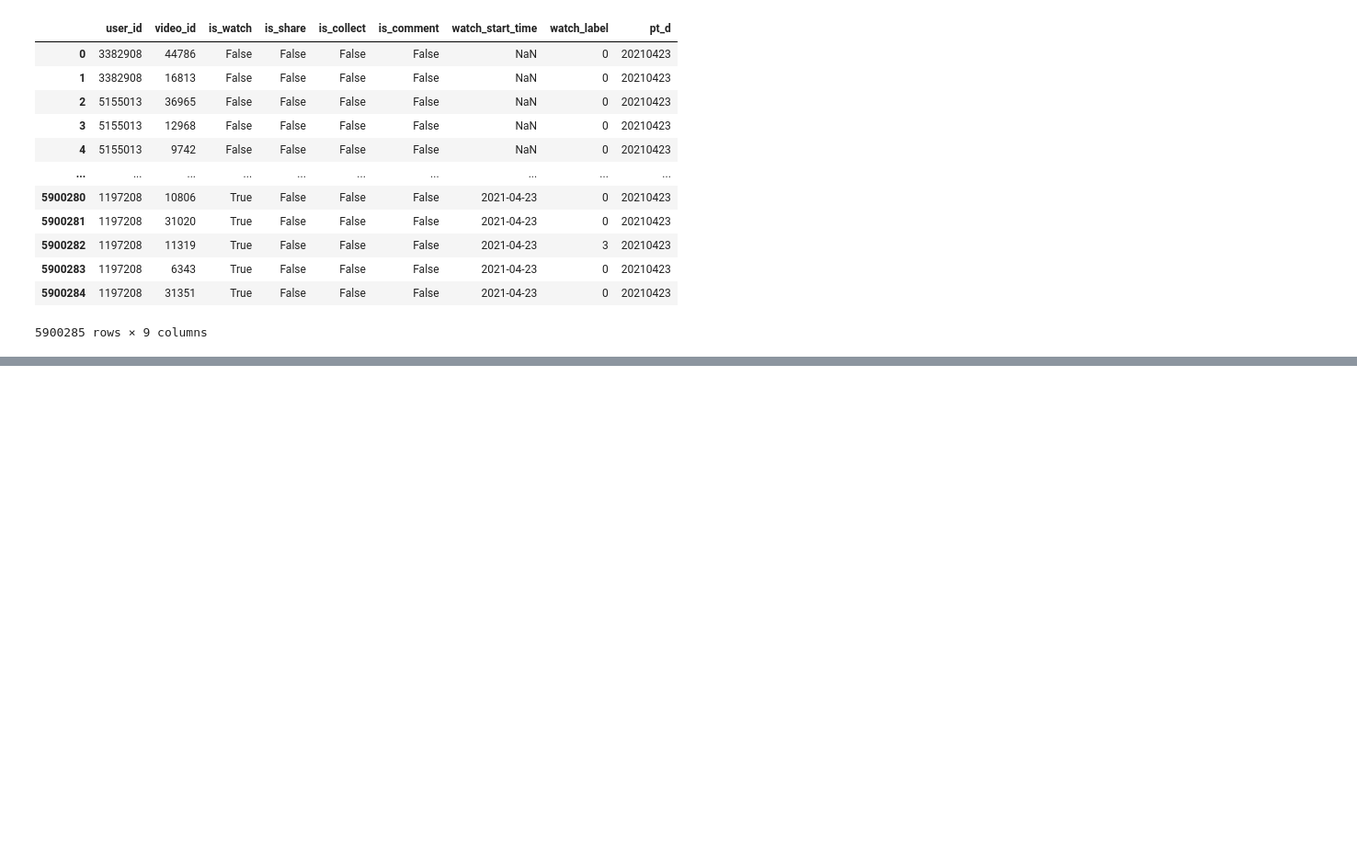
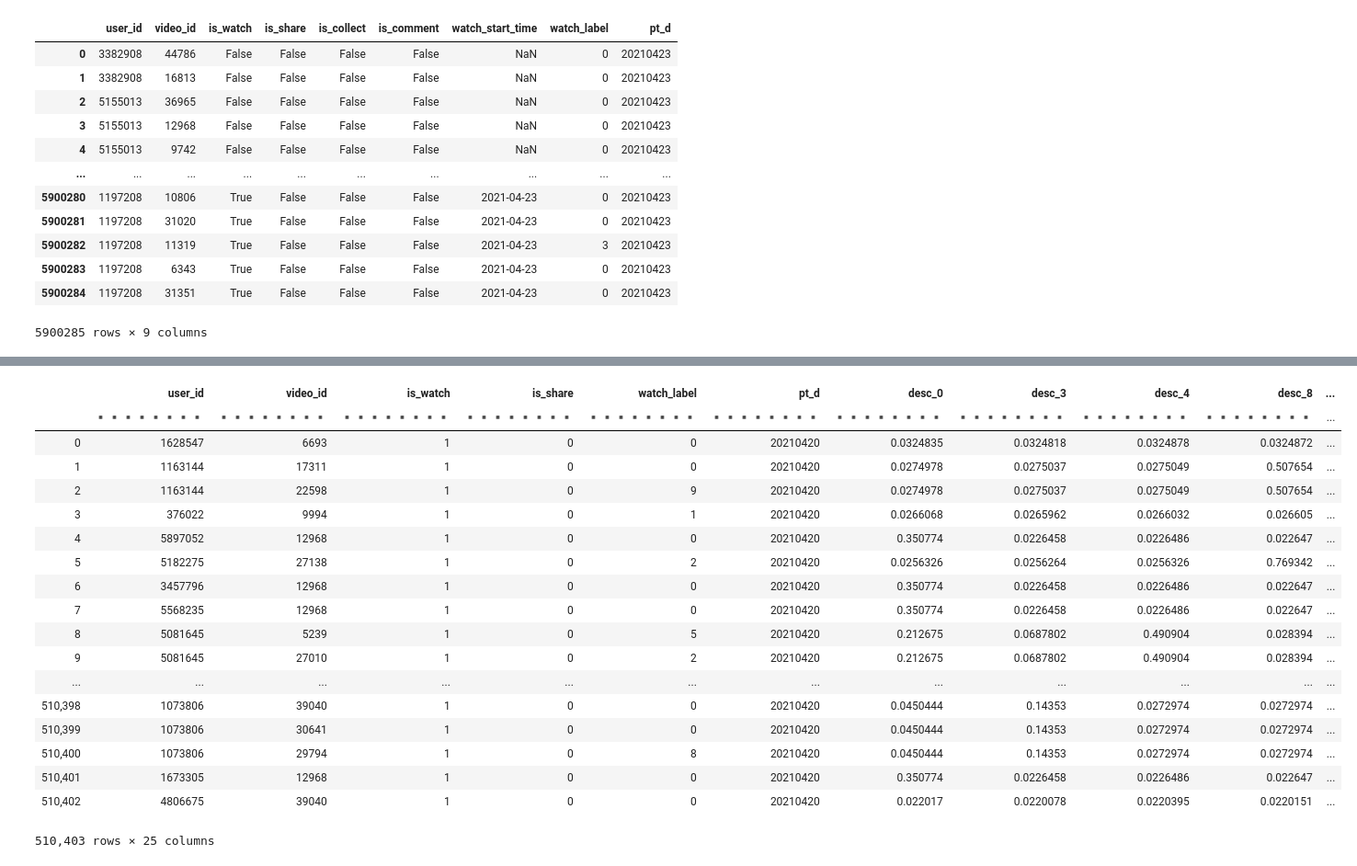
Before and after one commit to GZYZG/2021-digix-recommendation, a Jupyter notebook: embedding.ipynb, the cells around one changed output, grey strips where cells are left out. Shown at 92% size. Saved outputs shown, nothing was run; the diff lists cells and outputs as text; code cells hidden in the pictures; blank space fills up the shorter version.

```diff
--- a/embedding.ipynb
+++ b/embedding.ipynb
@@ -316,3 +323,6 @@ tdf
 | 5900283 | 1197208 | 6343 | True | False | False | False | 2021-04-23 | 0 | 20210423 |
 | 5900284 | 1197208 | 31351 | True | False | False | False | 2021-04-23 | 0 | 20210423 |
 5900285 rows × 9 columns
+# %%
+all_action = dt.fread(os.path.join(train_data_dir, "all_actions_with_ptd.jay"))
+all_action
@@ -318,0 +373,26 @@ tdf
+# %%
+tab.key = ('user_id', 'pt_d')
+# %%
+tmp = all_action[:, :, dt.join(tab)]
+# %%
+tmp[dt.f.pt_d == 20210420, :]
+# %% [output]
+|  | user_id | video_id | is_watch | is_share | watch_label | pt_d | desc_0 | desc_3 | desc_4 | desc_8 | ... |
+|  | ▪▪▪▪▪▪▪▪ | ▪▪▪▪▪▪▪▪ | ▪▪▪▪▪▪▪▪ | ▪▪▪▪▪▪▪▪ | ▪▪▪▪▪▪▪▪ | ▪▪▪▪▪▪▪▪ | ▪▪▪▪▪▪▪▪ | ▪▪▪▪▪▪▪▪ | ▪▪▪▪▪▪▪▪ | ▪▪▪▪▪▪▪▪ | ... |
+| 0 | 1628547 | 6693 | 1 | 0 | 0 | 20210420 | 0.0324835 | 0.0324818 | 0.0324878 | 0.0324872 | ... |
+| 1 | 1163144 | 17311 | 1 | 0 | 0 | 20210420 | 0.0274978 | 0.0275037 | 0.0275049 | 0.507654 | ... |
+| 2 | 1163144 | 22598 | 1 | 0 | 9 | 20210420 | 0.0274978 | 0.0275037 | 0.0275049 | 0.507654 | ... |
+| 3 | 376022 | 9994 | 1 | 0 | 1 | 20210420 | 0.0266068 | 0.0265962 | 0.0266032 | 0.026605 | ... |
+| 4 | 5897052 | 12968 | 1 | 0 | 0 | 20210420 | 0.350774 | 0.0226458 | 0.0226486 | 0.022647 | ... |
+| 5 | 5182275 | 27138 | 1 | 0 | 2 | 20210420 | 0.0256326 | 0.0256264 | 0.0256326 | 0.769342 | ... |
+| 6 | 3457796 | 12968 | 1 | 0 | 0 | 20210420 | 0.350774 | 0.0226458 | 0.0226486 | 0.022647 | ... |
+| 7 | 5568235 | 12968 | 1 | 0 | 0 | 20210420 | 0.350774 | 0.0226458 | 0.0226486 | 0.022647 | ... |
+| 8 | 5081645 | 5239 | 1 | 0 | 5 | 20210420 | 0.212675 | 0.0687802 | 0.490904 | 0.028394 | ... |
+| 9 | 5081645 | 27010 | 1 | 0 | 2 | 20210420 | 0.212675 | 0.0687802 | 0.490904 | 0.028394 | ... |
+| ... | ... | ... | ... | ... | ... | ... | ... | ... | ... | ... | ... |
+| 510,398 | 1073806 | 39040 | 1 | 0 | 0 | 20210420 | 0.0450444 | 0.14353 | 0.0272974 | 0.0272974 | ... |
+| 510,399 | 1073806 | 30641 | 1 | 0 | 0 | 20210420 | 0.0450444 | 0.14353 | 0.0272974 | 0.0272974 | ... |
+| 510,400 | 1073806 | 29794 | 1 | 0 | 8 | 20210420 | 0.0450444 | 0.14353 | 0.0272974 | 0.0272974 | ... |
+| 510,401 | 1673305 | 12968 | 1 | 0 | 0 | 20210420 | 0.350774 | 0.0226458 | 0.0226486 | 0.022647 | ... |
+| 510,402 | 4806675 | 39040 | 1 | 0 | 0 | 20210420 | 0.022017 | 0.0220078 | 0.0220395 | 0.0220151 | ... |
+510,403 rows × 25 columns
```
Also changed, not shown: parts of 7 cells of this notebook, 15 other files.
